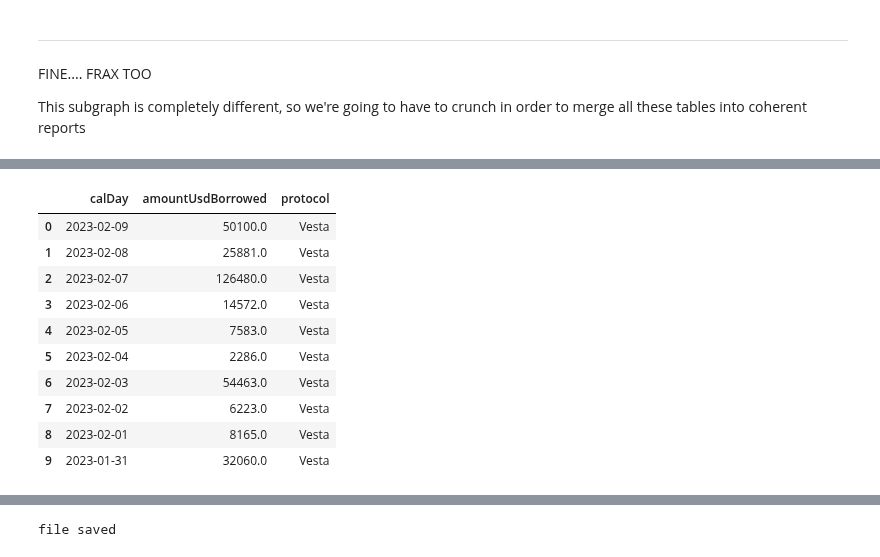
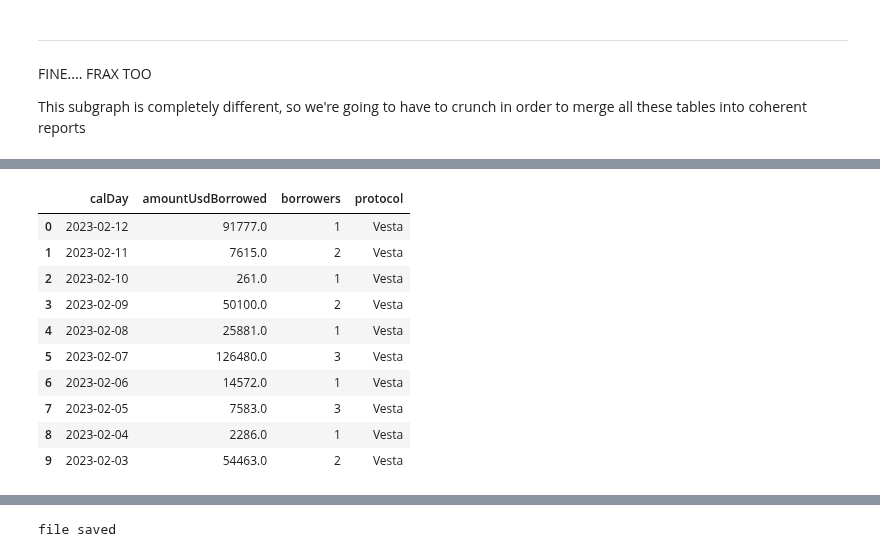
Before and after one commit to EdgeCaser/EconohmetricsOld, a Jupyter notebook: ohmSiloVestaBorrowers.ipynb, the cells around one changed output, grey strips where cells are left out. Cells and saved outputs as stored; diff of their text form; code cells hidden in the pictures.

```diff
--- a/ohmSiloVestaBorrowers.ipynb
+++ b/ohmSiloVestaBorrowers.ipynb
@@ -1134,25 +1167,26 @@ siloBorrowedUSDDaily.head(10)
 # %%
 vestaBorrowedUSDDaily = db.query(
                         "select "
                             "date_trunc('day',dateTime) calDay "
                             ",sum(borrows_amountUSD::hugeint) amountUsdBorrowed "
+                        "   ,count(distinct borrows_account_id) borrowers "
                        "From vestaBorrowsDbTimed "
                         "Group by 1 "
                    ).df()
 vestaBorrowedUSDDaily['protocol'] = 'Vesta'
 vestaBorrowedUSDDaily.head(10)
 # %% [output]
-|  | calDay | amountUsdBorrowed | protocol |
-| 0 | 2023-02-09 | 50100.0 | Vesta |
-| 1 | 2023-02-08 | 25881.0 | Vesta |
-| 2 | 2023-02-07 | 126480.0 | Vesta |
-| 3 | 2023-02-06 | 14572.0 | Vesta |
-| 4 | 2023-02-05 | 7583.0 | Vesta |
-| 5 | 2023-02-04 | 2286.0 | Vesta |
-| 6 | 2023-02-03 | 54463.0 | Vesta |
-| 7 | 2023-02-02 | 6223.0 | Vesta |
-| 8 | 2023-02-01 | 8165.0 | Vesta |
-| 9 | 2023-01-31 | 32060.0 | Vesta |
+|  | calDay | amountUsdBorrowed | borrowers | protocol |
+| 0 | 2023-02-12 | 91777.0 | 1 | Vesta |
+| 1 | 2023-02-11 | 7615.0 | 2 | Vesta |
+| 2 | 2023-02-10 | 261.0 | 1 | Vesta |
+| 3 | 2023-02-09 | 50100.0 | 2 | Vesta |
+| 4 | 2023-02-08 | 25881.0 | 1 | Vesta |
+| 5 | 2023-02-07 | 126480.0 | 3 | Vesta |
+| 6 | 2023-02-06 | 14572.0 | 1 | Vesta |
+| 7 | 2023-02-05 | 7583.0 | 3 | Vesta |
+| 8 | 2023-02-04 | 2286.0 | 1 | Vesta |
+| 9 | 2023-02-03 | 54463.0 | 2 | Vesta |
 # %%
 #Don't judge if I use pandas for some things and SQL for others. I'm a noob :P
 dailyUsdBorrowdDb =  pd.concat([vestaBorrowedUSDDaily, siloBorrowedUSDDaily,fraxBorrowedUSDDaily])
```
Also changed, not shown: parts of 51 cells of this notebook, 1 other file.
